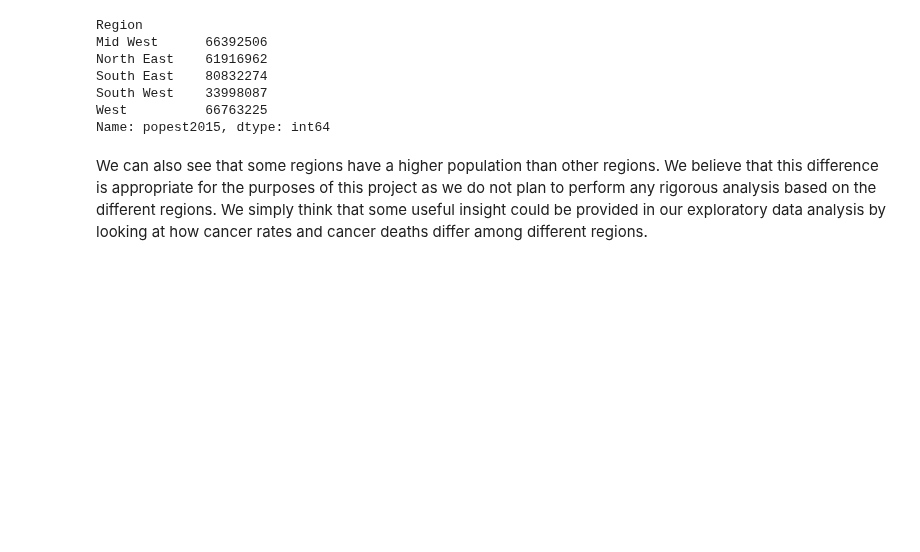
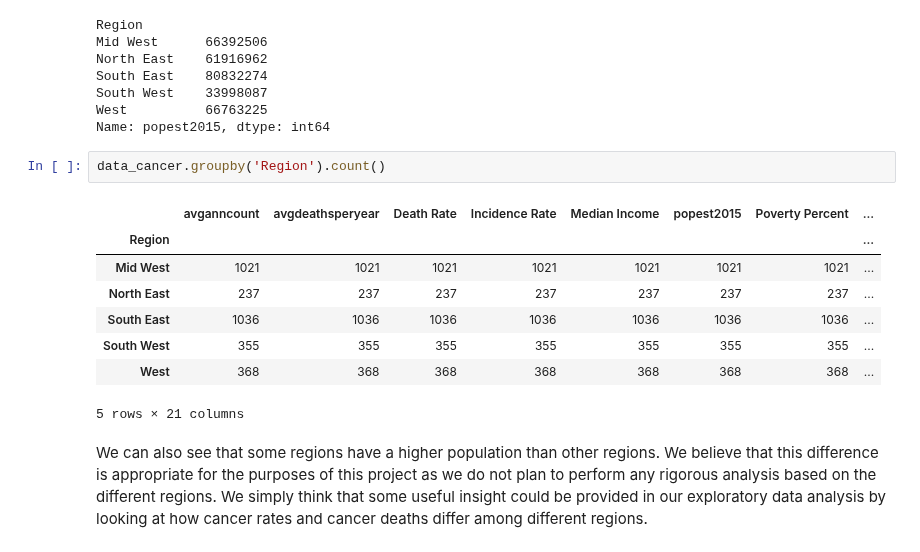
Before and after one commit to caseyhild/Data-Science-For-Cancer-Analysis, a Jupyter notebook: EDACheckpointGroup_Sp23_Casey_s_Group.ipynb, the cells around one changed output. Cells and saved outputs as stored; diff of their text form; blank space fills up the shorter version.

```diff
--- a/EDACheckpointGroup_Sp23_Casey_s_Group.ipynb
+++ b/EDACheckpointGroup_Sp23_Casey_s_Group.ipynb
@@ -185,6 +185,17 @@ South East    80832274
 South West    33998087
 West          66763225
 Name: popest2015, dtype: int64
+# %%
+data_cancer.groupby('Region').count()
+# %% [output]
+|  | avganncount | avgdeathsperyear | Death Rate | Incidence Rate | Median Income | popest2015 | Poverty Percent | ... |
+| Region |  |  |  |  |  |  |  | ... |
+| Mid West | 1021 | 1021 | 1021 | 1021 | 1021 | 1021 | 1021 | ... |
+| North East | 237 | 237 | 237 | 237 | 237 | 237 | 237 | ... |
+| South East | 1036 | 1036 | 1036 | 1036 | 1036 | 1036 | 1036 | ... |
+| South West | 355 | 355 | 355 | 355 | 355 | 355 | 355 | ... |
+| West | 368 | 368 | 368 | 368 | 368 | 368 | 368 | ... |
+5 rows × 21 columns
 # %% [markdown]
 We can also see that some regions have a higher population than other regions. We believe that this difference is appropriate for the purposes of this project as we do not plan to perform any rigorous analysis based on the different regions. We simply think that some useful insight could be provided in our exploratory data analysis by looking at how cancer rates and cancer deaths differ among different regions.
 # %%
```
Also changed, not shown: parts of 5 cells of this notebook.
